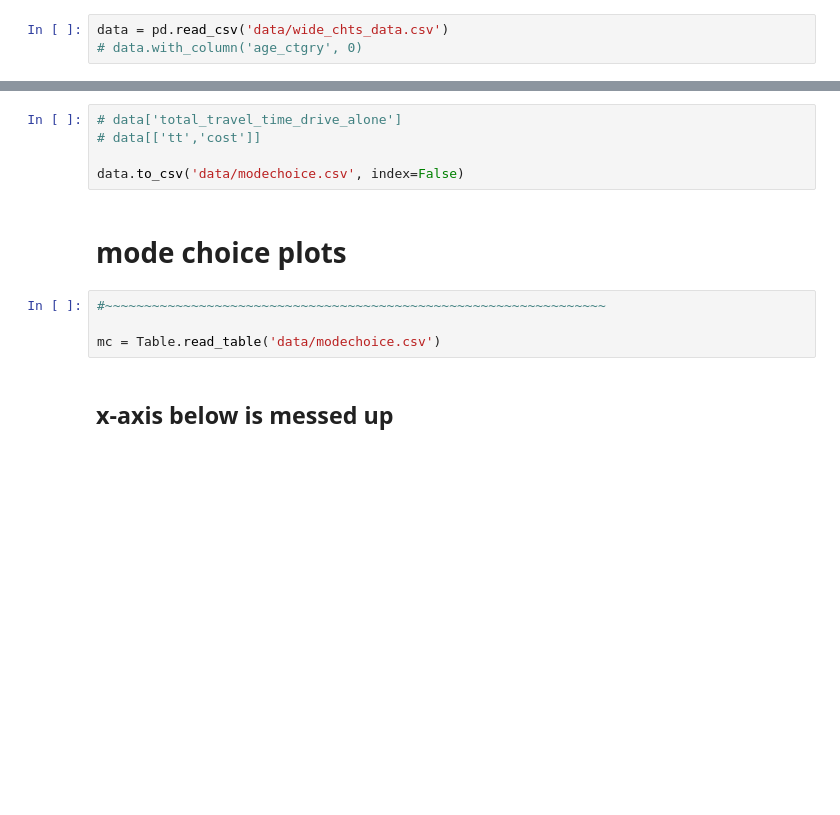
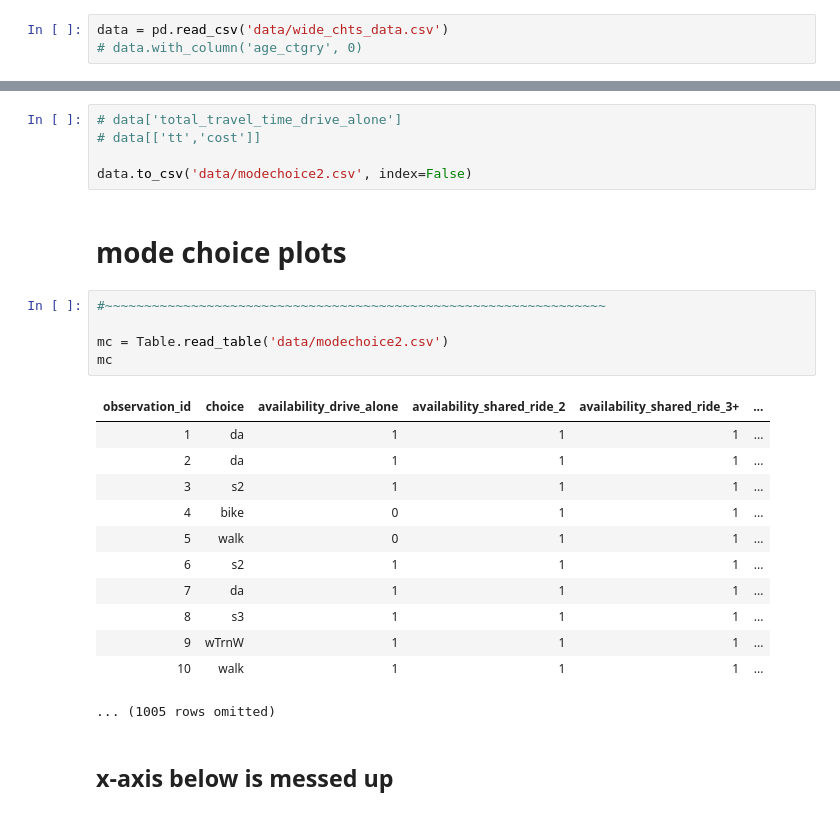
Before and after one commit to wesleyjin/smart-cities-connector, a Jupyter notebook: labs_in_progress/Minilab5.ipynb, the cells around one changed output, grey strips where cells are left out. Saved outputs shown, nothing was run; the diff lists cells and outputs as text; blank space fills up the shorter version.

```diff
--- a/labs_in_progress/Minilab5.ipynb
+++ b/labs_in_progress/Minilab5.ipynb
@@ -114,13 +114,27 @@ data.loc[data['choice']=='bike','distance'] = data['total_travel_distance_bicycl
 # data['total_travel_time_drive_alone']
 # data[['tt','cost']]
 
-data.to_csv('data/modechoice.csv', index=False)
+data.to_csv('data/modechoice2.csv', index=False)
 # %% [markdown]
 # mode choice plots
 # %%
 #~~~~~~~~~~~~~~~~~~~~~~~~~~~~~~~~~~~~~~~~~~~~~~~~~~~~~~~~~~~~~~~~
 
-mc = Table.read_table('data/modechoice.csv')
+mc = Table.read_table('data/modechoice2.csv')
+mc
+# %% [output]
+| observation_id | choice | availability_drive_alone | availability_shared_ride_2 | availability_shared_ride_3+ | ... |
+| 1 | da | 1 | 1 | 1 | ... |
+| 2 | da | 1 | 1 | 1 | ... |
+| 3 | s2 | 1 | 1 | 1 | ... |
+| 4 | bike | 0 | 1 | 1 | ... |
+| 5 | walk | 0 | 1 | 1 | ... |
+| 6 | s2 | 1 | 1 | 1 | ... |
+| 7 | da | 1 | 1 | 1 | ... |
+| 8 | s3 | 1 | 1 | 1 | ... |
+| 9 | wTrnW | 1 | 1 | 1 | ... |
+| 10 | walk | 1 | 1 | 1 | ... |
+... (1005 rows omitted)
 # %% [markdown]
 ## x-axis below is messed up
 # %%
```
Also changed, not shown: parts of 4 cells of this notebook, 3 other files.
